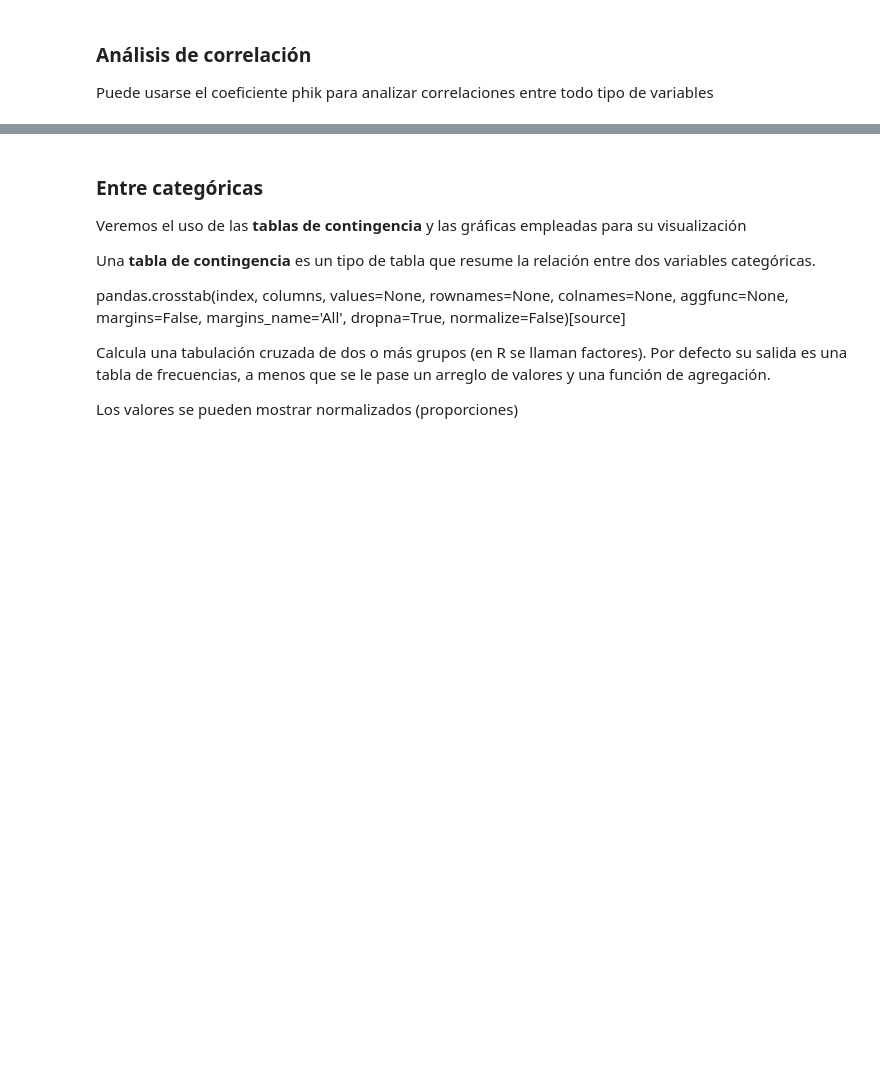
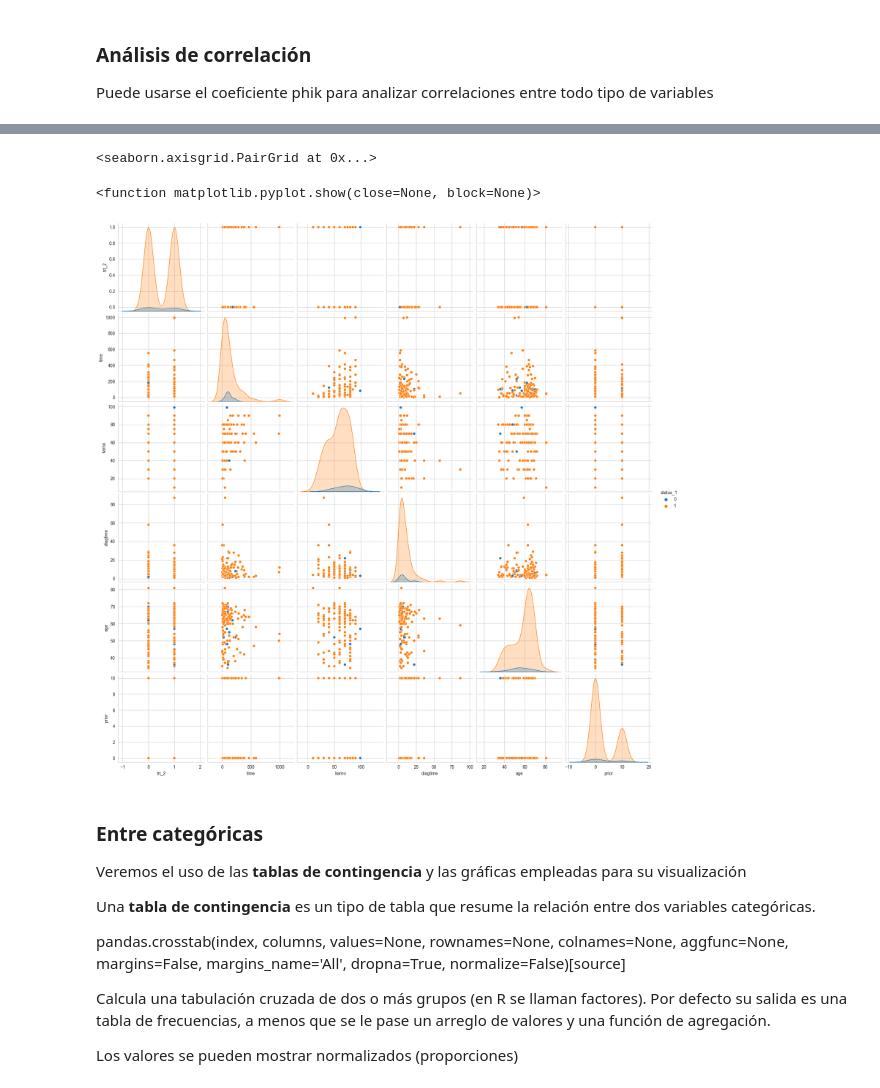
Before and after one commit to DANS03/Programacion-apra-el-analisis-de-datos, a Jupyter notebook: MaterialDeClase/veteranos_analisis_bivariado.ipynb, the cells around one changed output, grey strips where cells are left out. Saved outputs shown, nothing was run; the diff lists cells and outputs as text; code cells hidden in the pictures; blank space fills up the shorter version.

```diff
--- a/MaterialDeClase/veteranos_analisis_bivariado.ipynb
+++ b/MaterialDeClase/veteranos_analisis_bivariado.ipynb
@@ -213,3 +215,11 @@ Puede usarse el coeficiente phik para analizar correlaciones entre todo tipo de
+# %%
+sns.set_style('whitegrid');
+sns.pairplot(data=df[['trt_2','celltype','time','status_1','karno','diagtime','age','prior']],hue='status_1',height=3)
+plt.show
+# %% [output]
+<seaborn.axisgrid.PairGrid at 0x...>
+<function matplotlib.pyplot.show(close=None, block=None)>
+[figure, added]
 # %% [markdown]
 ### Entre categóricas
 
```
Also changed, not shown: parts of 34 cells of this notebook, 3 other files.
